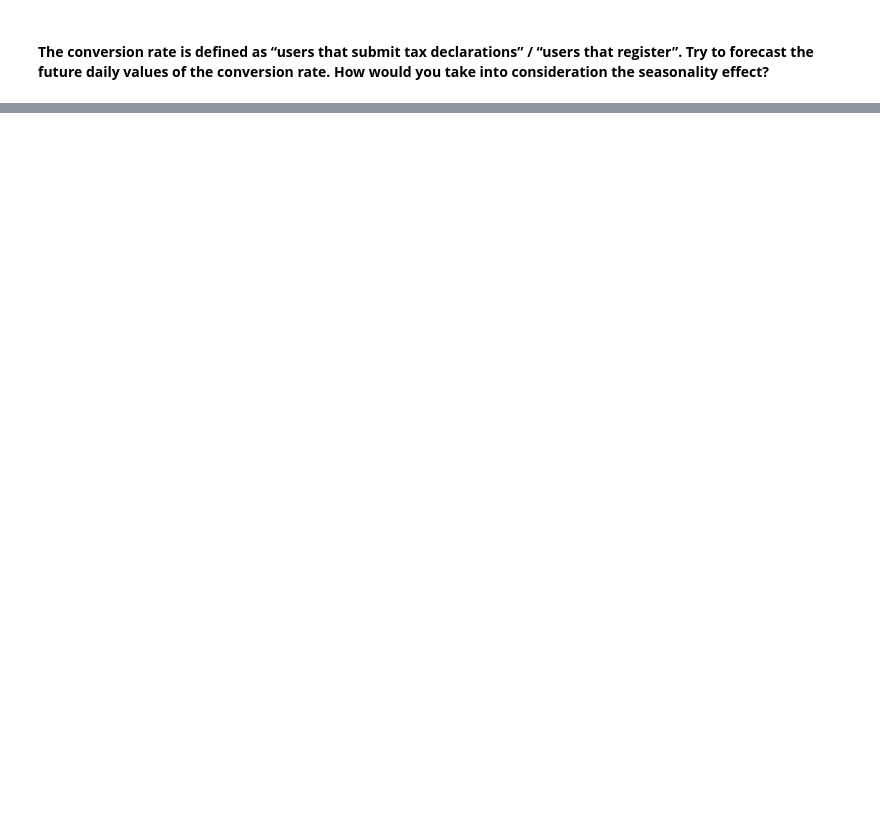
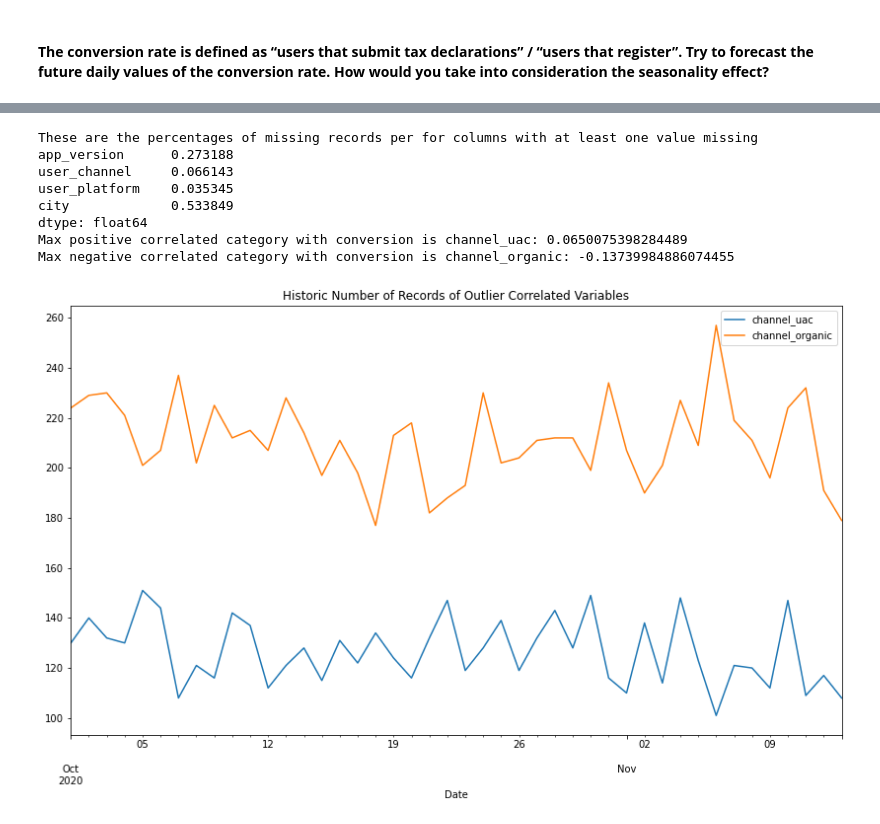
Before and after one commit to sacses/cs-python, a Jupyter notebook: notebooks/assignment.ipynb, the cells around one changed output, grey strips where cells are left out. Saved outputs shown, nothing was run; the diff lists cells and outputs as text; code cells hidden in the pictures; blank space fills up the shorter version.

```diff
--- a/notebooks/assignment.ipynb
+++ b/notebooks/assignment.ipynb
@@ -212,0 +378,77 @@ def
+# %%
+%matplotlib inline
+
+
+def analysis(df):
+
+    #Null analysis
+    percent_missing = (
+        df[['app_version', 'user_channel', 'user_platform', 'city']]
+        .replace('unknown', np.nan, regex=True)
+        .isnull()
+        .sum()
+        / len(df)
+    )
+    print('These are the percentages of missing records per for columns with at least one value missing')
+    print(percent_missing)
+
+    #One-Hot encoding applied to features with missing values
+    one_hot_cols = ['app_version', 'user_channel', 'user_platform', 'city']
+    prefixes_cols = ['app', 'channel', 'platform', 'city']
+    df_one_hot = (
+        pd.get_dummies(df, columns=one_hot_cols, prefix=prefixes_cols)
+    )
+
+    #Obtain correlation series for 'converted' column and values
+
+    matrix = df_one_hot.iloc[:, 4:] #From 'converted' feature until last one-hot encoded
+    corr_matrix = matrix.corr()['converted'].sort_values()[:-1] #Drop Converted from corr matrix
+    id_max = corr_matrix.idxmax()
+    max_value = corr_matrix.max()
+    id_min = corr_matrix.idxmin()
+    min_value = corr_matrix.min()
+
+    print(f"Max positive correlated category with conversion is {id_max}: {max_value}")
+    print(f"Max negative correlated category with conversion is {id_min}: {min_value}")
+
+
+    #Closer look to correlation outliers
+    grouped_outliers = (
+        matrix[['converted', id_max, id_min]].groupby(['converted']).sum()
+    )
+
+    #Past number of registered users per maximum and minimum category
+    time_line_outliers = (
+        df_one_hot[['registration_date', id_max, id_min]]
+        .groupby(['registration_date'])
+        .sum().reset_index()
+    )
+
+    return time_line_outliers
+
+
+def create_timeline_corr_variables(df):
+
+    df['registration_date'] = pd.to_datetime(df['registration_date'], format='%Y-%m-%d')
+    corr_time_series = df[:-1]
+    data_viz = corr_time_series.plot(x='registration_date',
+        figsize=(14, 8), xlabel='Date',
+        title='Historic Number of Records of Outlier Correlated Variables'
+    )
+
+    # Export viz to .png file
+    data_viz.figure.savefig("../data/output/correlated_values.png", facecolor='w')
+
+
+analysed_df = analysis(cleaned_df)
+create_timeline_corr_variables(analysed_df)
+# %% [output]
+These are the percentages of missing records per for columns with at least one value missing
+app_version      0.273188
+user_channel     0.066143
+user_platform    0.035345
+city             0.533849
+dtype: float64
+Max positive correlated category with conversion is channel_uac: 0.0650075398284489
+Max negative correlated category with conversion is channel_organic: -0.13739984886074455
+[figure, added]
```
Also changed, not shown: parts of 14 cells of this notebook, 6 other files.
